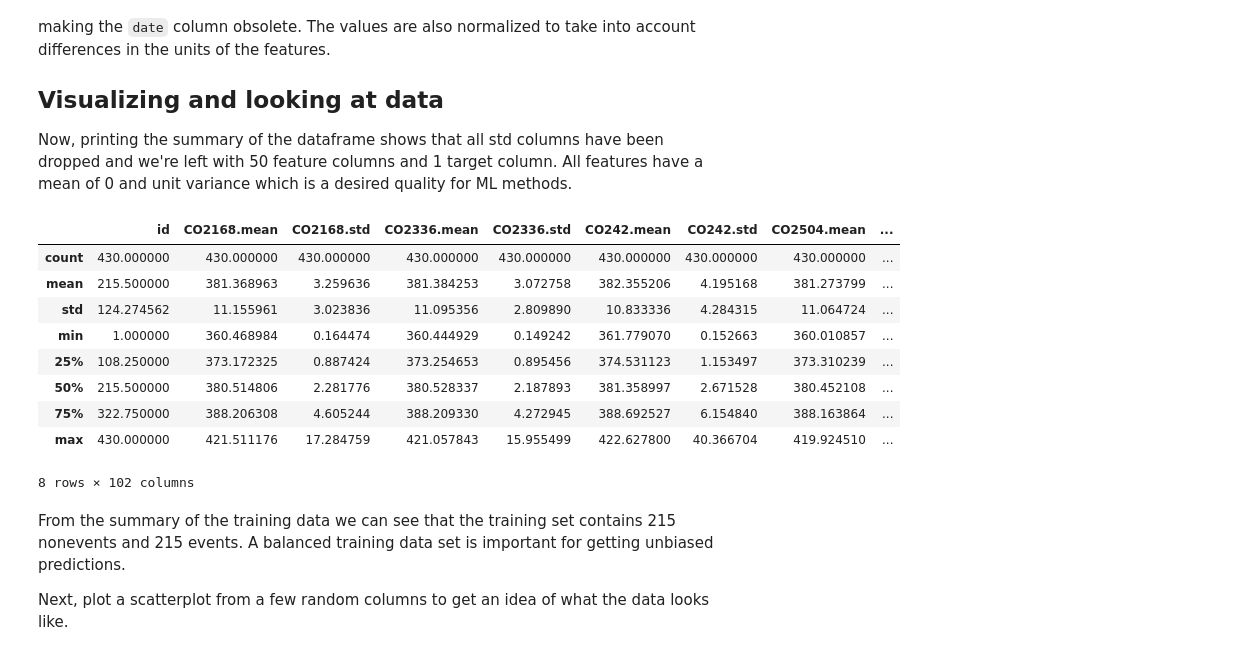
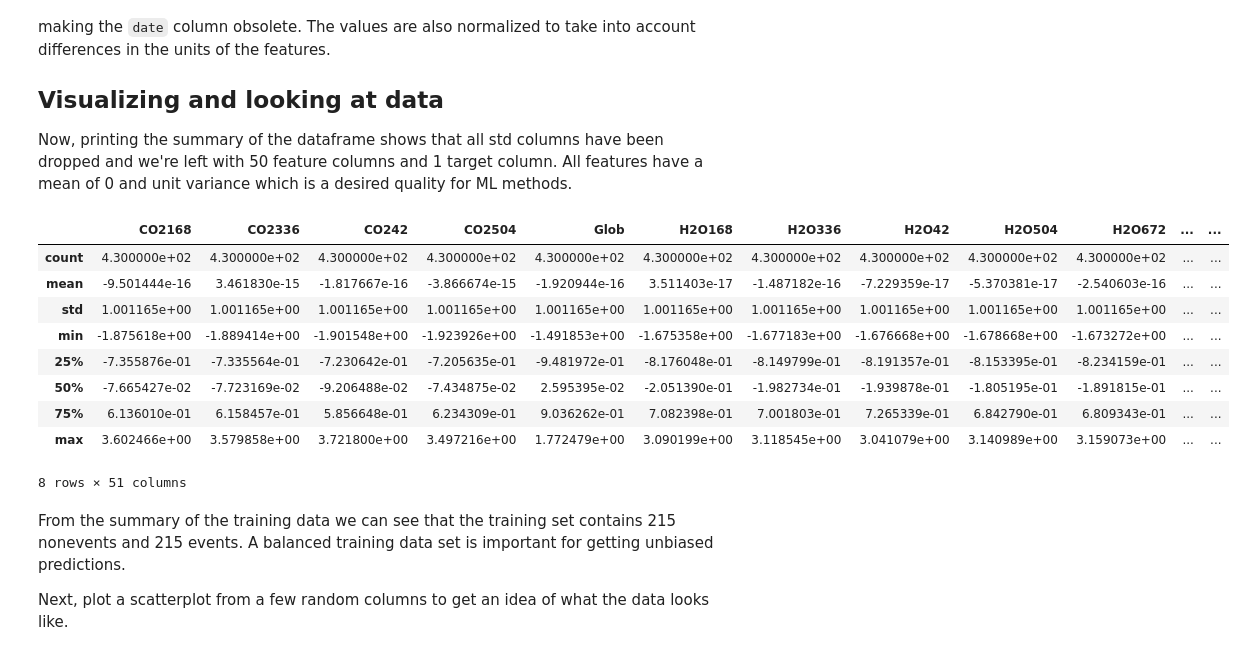
Before and after one commit to vkopio/iml-term-project, a Jupyter notebook: final_report.ipynb, the cells around one changed output. Saved outputs shown, nothing was run; the diff lists cells and outputs as text; code cells hidden in the pictures.

Commit message:
Update preprocess function.

```diff
--- a/final_report.ipynb
+++ b/final_report.ipynb
@@ -28,31 +28,21 @@ from sklearn.svm import SVC
 npf_train = pd.read_csv("data/npf_train.csv")
 
 def preprocess(npf):
-    # Binary variable for event vs nonevent
-    npf['class2'] = [0 if x == 'nonevent' else 1 for x in npf['class4']]
+    data = npf.drop(['date', 'id', 'partlybad', 'class4'], axis=1)
+    data = data.drop([column for column in npf.columns if 'std' in column], axis=1)
 
-    # Making dummy variables from class4 variables 'nonevent','Ia','Ib' and 'II'
-    dummies = pd.get_dummies(npf['class4'])
-    npf = npf.drop('class4',axis=1)
-    npf = npf.join(dummies)
+    # Removing .means from all column names
+    data_columns = [column[:-5] for column in data.columns]
 
-    # Dropping features 'partlybad','id' and 'date' because we won't need them. Feature 'partlybad' was only False
-    npf = npf.drop(['date','id','partlybad'],axis=1)
-    X = npf.drop(['class2','Ia','Ib','II','nonevent'],1)
-    X_means = X.drop([c for c in X.columns if 'std' in c],axis=1)
+    normalized_data = scale(data)
 
-    # Remove .means from all column names
-    cols = [col[:-5] for col in X_means.columns]
+    training_data = pd.DataFrame(normalized_data, columns=data_columns)
+    training_labels = pd.DataFrame()
 
-    # Normalize
-    X_means_np = scale(X_means)
+    training_labels['class4'] = npf['class4']
+    training_labels['class2'] = [0 if x == 'nonevent' else 1 for x in npf['class4']]
 
-    df = pd.DataFrame(X_means_np, columns=cols)
+    return training_data, training_labels
 
-    df["class2"] = npf["class2"]
-
-    return df
-
-npf = preprocess(npf_train)
-X = npf.iloc[:,:-2]
-y = npf.iloc[:,-1]
+training_data, training_labels = preprocess(npf_train)
+training_labels.describe()
@@ -64,18 +64,17 @@ The NPF data contains 50 different features. A row in the data set corresponds t
 Now, printing the summary of the dataframe shows that all std columns have been dropped and we're left with 50 feature columns and 1 target column. All features have a mean of 0 and unit variance which is a desired quality for ML methods.
 # %%
 npf.describe()
-npf_train.describe()
 # %% [output]
-|  | id | CO2168.mean | CO2168.std | CO2336.mean | CO2336.std | CO242.mean | CO242.std | CO2504.mean | ... |
-| count | 430.000000 | 430.000000 | 430.000000 | 430.000000 | 430.000000 | 430.000000 | 430.000000 | 430.000000 | ... |
-| mean | 215.500000 | 381.368963 | 3.259636 | 381.384253 | 3.072758 | 382.355206 | 4.195168 | 381.273799 | ... |
-| std | 124.274562 | 11.155961 | 3.023836 | 11.095356 | 2.809890 | 10.833336 | 4.284315 | 11.064724 | ... |
-| min | 1.000000 | 360.468984 | 0.164474 | 360.444929 | 0.149242 | 361.779070 | 0.152663 | 360.010857 | ... |
-| 25% | 108.250000 | 373.172325 | 0.887424 | 373.254653 | 0.895456 | 374.531123 | 1.153497 | 373.310239 | ... |
-| 50% | 215.500000 | 380.514806 | 2.281776 | 380.528337 | 2.187893 | 381.358997 | 2.671528 | 380.452108 | ... |
-| 75% | 322.750000 | 388.206308 | 4.605244 | 388.209330 | 4.272945 | 388.692527 | 6.154840 | 388.163864 | ... |
-| max | 430.000000 | 421.511176 | 17.284759 | 421.057843 | 15.955499 | 422.627800 | 40.366704 | 419.924510 | ... |
+|  | CO2168 | CO2336 | CO242 | CO2504 | Glob | H2O168 | H2O336 | H2O42 | H2O504 | H2O672 | ... | ... |
+| count | 4.300000e+02 | 4.300000e+02 | 4.300000e+02 | 4.300000e+02 | 4.300000e+02 | 4.300000e+02 | 4.300000e+02 | 4.300000e+02 | 4.300000e+02 | 4.300000e+02 | ... | ... |
+| mean | -9.501444e-16 | 3.461830e-15 | -1.817667e-16 | -3.866674e-15 | -1.920944e-16 | 3.511403e-17 | -1.487182e-16 | -7.229359e-17 | -5.370381e-17 | -2.540603e-16 | ... | ... |
+| std | 1.001165e+00 | 1.001165e+00 | 1.001165e+00 | 1.001165e+00 | 1.001165e+00 | 1.001165e+00 | 1.001165e+00 | 1.001165e+00 | 1.001165e+00 | 1.001165e+00 | ... | ... |
+| min | -1.875618e+00 | -1.889414e+00 | -1.901548e+00 | -1.923926e+00 | -1.491853e+00 | -1.675358e+00 | -1.677183e+00 | -1.676668e+00 | -1.678668e+00 | -1.673272e+00 | ... | ... |
+| 25% | -7.355876e-01 | -7.335564e-01 | -7.230642e-01 | -7.205635e-01 | -9.481972e-01 | -8.176048e-01 | -8.149799e-01 | -8.191357e-01 | -8.153395e-01 | -8.234159e-01 | ... | ... |
+| 50% | -7.665427e-02 | -7.723169e-02 | -9.206488e-02 | -7.434875e-02 | 2.595395e-02 | -2.051390e-01 | -1.982734e-01 | -1.939878e-01 | -1.805195e-01 | -1.891815e-01 | ... | ... |
+| 75% | 6.136010e-01 | 6.158457e-01 | 5.856648e-01 | 6.234309e-01 | 9.036262e-01 | 7.082398e-01 | 7.001803e-01 | 7.265339e-01 | 6.842790e-01 | 6.809343e-01 | ... | ... |
+| max | 3.602466e+00 | 3.579858e+00 | 3.721800e+00 | 3.497216e+00 | 1.772479e+00 | 3.090199e+00 | 3.118545e+00 | 3.041079e+00 | 3.140989e+00 | 3.159073e+00 | ... | ... |
-8 rows × 102 columns
+8 rows × 51 columns
 # %% [markdown]
 From the summary of the training data we can see that the training set contains 215 nonevents and 215 events. A balanced training data set is important for getting unbiased predictions.
 
```
Also changed, not shown: parts of 1 cell of this notebook.
